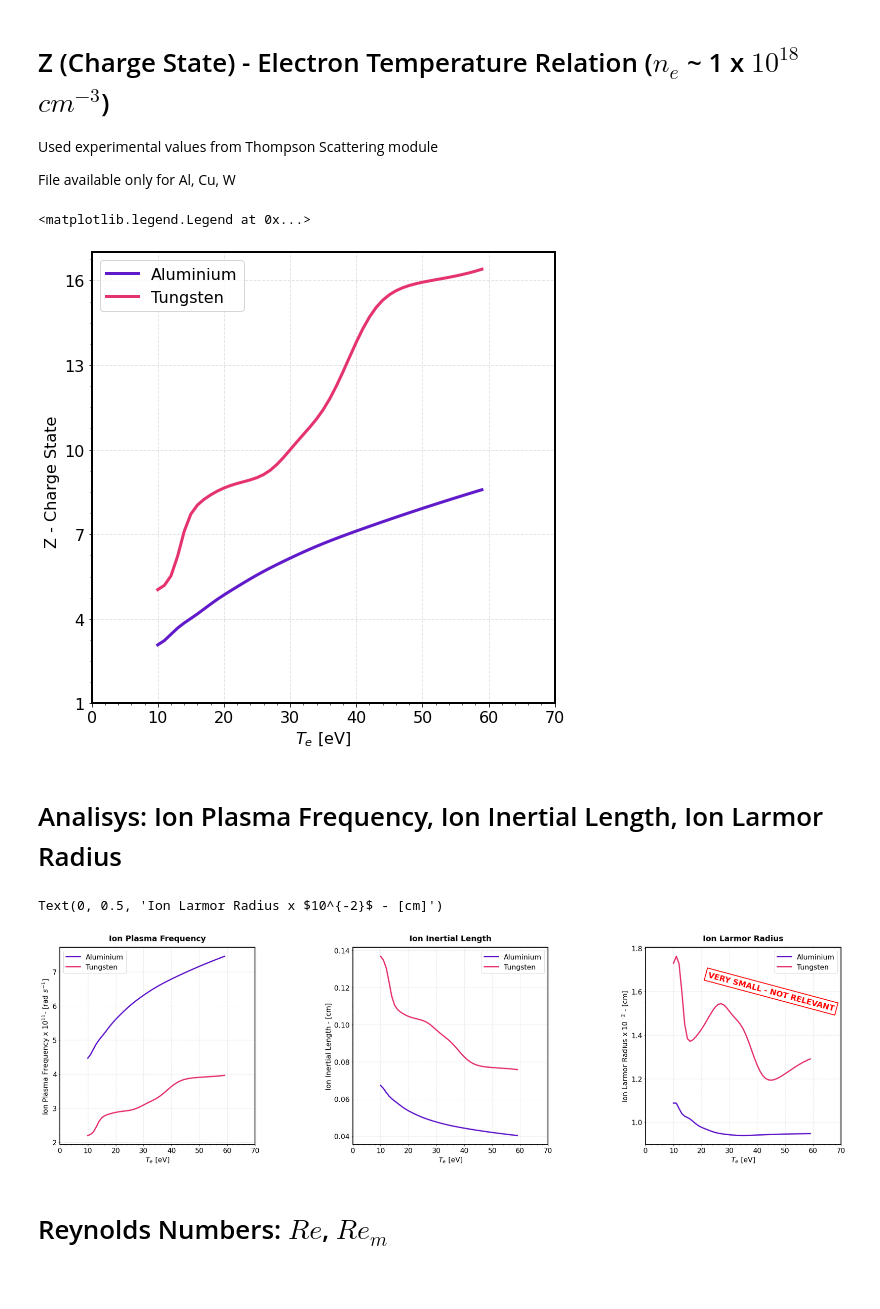
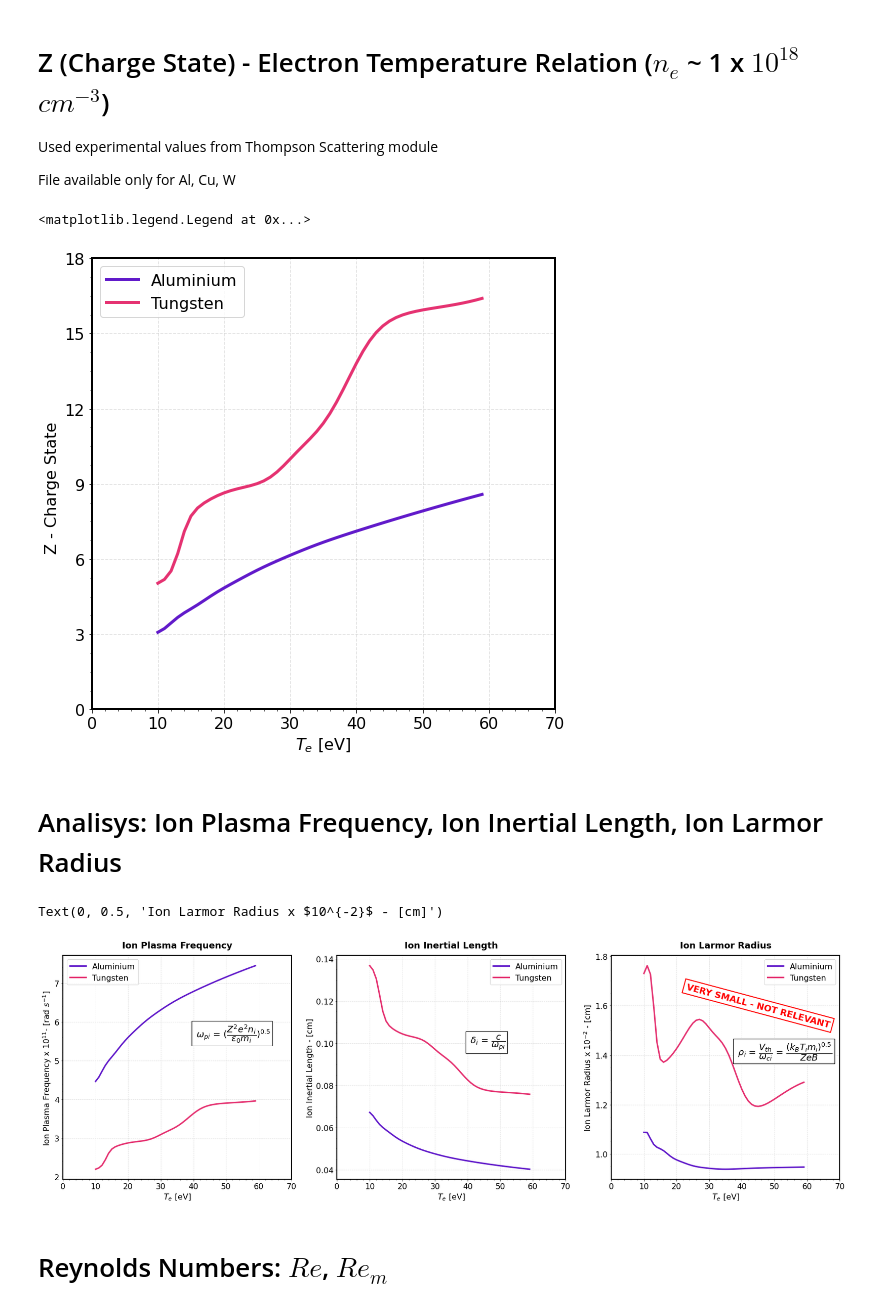
Before and after one commit to stemerlini/MagnetoRT, a Jupyter notebook: MagnetoRT.ipynb, the cells around one changed output. Saved outputs shown, nothing was run; the diff lists cells and outputs as text; code cells hidden in the pictures; blank space fills up the shorter version.

Commit message:
added formulas to the plots

```diff
--- a/MagnetoRT.ipynb
+++ b/MagnetoRT.ipynb
@@ -319,8 +319,8 @@ File available only for Al, Cu, W
 # -------------------------------------------------------------------------------------
 Te      =    np.arange(10,60)       # electron temperature eV
 
-al_flow = {'A':27, 'ne': 1e18,   'Te': Te , 'Ti': Te, 'V':1e7,  'L':0.2, 'Atw': 1, 'Zsrc': 'exp', 'B': 5}
-w_flow  = {'A':183,'ne': 1e18,   'Te': Te , 'Ti': Te, 'V':1e7,  'L':0.2, 'Atw': 1, 'Zsrc': 'exp', 'B': 5}
+al_flow = {'A':27, 'ne': 1e18,   'Te': Te , 'Ti': Te, 'V':5e6,  'L':0.2, 'Atw': 1, 'Zsrc': 'exp', 'B': 5}
+w_flow  = {'A':183,'ne': 1e18,   'Te': Te , 'Ti': Te, 'V':5e6,  'L':0.2, 'Atw': 1, 'Zsrc': 'exp', 'B': 5}
 
 al  =   plasma(**al_flow)
 w   =   plasma(**w_flow)
@@ -338,10 +338,10 @@ ax0.plot(Te, al.Z, lw = '3', color = '#611ACA',label='Aluminium')
 ax0.plot(Te, w.Z,  lw = '3', color = '#E53271',label='Tungsten')
 
 
-ax0.set_ylim([1,17])
+ax0.set_ylim([0,18])
 ax0.set_xlim([0,70])
 ax0.set_xticks(np.arange(0,71,10))
-ax0.set_yticks(np.arange(1,17,3))
+ax0.set_yticks(np.arange(0,18.1,3))
 
 # Plot Properties
 ax0.tick_params(labelsize=16)
@@ -351,16 +351,18 @@ ax0.set_xlabel(r'$T_e$ [eV]', fontsize=16)
 ax0.set_ylabel(r'Z - Charge State ', fontsize=16)
 ax0.minorticks_on()
 ax0.legend(loc = 'best', fontsize = 16)
+
+# plt.savefig('ChargeStateExperimentalValues.png', dpi=330)
 # %% [output]
 <matplotlib.legend.Legend at 0x...>
-[figure, old version]
+[figure, new version]
 # %% [markdown]
 # Analisys: Ion Plasma Frequency, Ion Inertial Length, Ion Larmor Radius
 # %%
 # PRETTY PLOT
 # --------------------------------------------------------------------------------------
-fig = plt.figure(figsize=(32,8.3))
-gs  = fig.add_gridspec(ncols=3, nrows=1,hspace=0,wspace=0.5)
+fig = plt.figure(figsize=(28,8.3))
+gs  = fig.add_gridspec(ncols=3, nrows=1,hspace=0,wspace=0.2)
 ax  = gs.subplots()
 
 for axis in ['top','bottom','left','right']:
@@ -372,34 +374,47 @@ ax[0].plot(Te, al.om_pi   * 1e-11, lw = '3', color = '#611ACA',label='Aluminium'
 ax[1].plot(Te, al.delta_i,   lw = '3', color = '#611ACA',label='Aluminium')
 ax[2].plot(Te, al.rho_i*1e2,   lw = '3', color = '#611ACA',label='Aluminium')
 
 ax[0].plot(Te, w.om_pi    * 1e-11, lw = '3', color = '#E53271',label='Tungsten')
 ax[1].plot(Te, w.delta_i,   lw = '3', color = '#E53271',label='Tungsten')
 ax[2].plot(Te, w.rho_i*1e2,   lw = '3', color = '#E53271',label='Tungsten')
 
 
 ax[0].set_title('Ion Plasma Frequency', fontsize = 18,  weight = 'bold', pad = "15")
 ax[1].set_title('Ion Inertial Length', fontsize = 18,  weight = 'bold', pad = "15")
 ax[2].set_title('Ion Larmor Radius', fontsize = 18,  weight = 'bold', pad = "15")
 
 for axis in ax:
     axis.set_xlim([0,70])
     axis.set_xticks(np.arange(0,71,10))
     axis.tick_params(labelsize=16)
     axis.grid(True, linestyle='--', alpha = 0.4)
     axis.set_xlabel(r'$T_e$ [eV]', fontsize=16)
     axis.minorticks_on()
     axis.legend(loc = 'best', fontsize = 16)
 
+
+ionplasmafreq_eq    =    r' $\omega_{pi}$ = $(\dfrac{Z^2 e^2 n_i}{\epsilon_0 m_i})^{0.5}$'
+ax[0].text(40, 5.6, ionplasmafreq_eq, fontsize = 18, color='black', bbox=dict(facecolor='white', edgecolor='black'))
+
+ioninertialleg_eq   =    r' $\delta_{i}$ = $\dfrac{c}{\omega_{pi}}$'
+ax[1].text(40, 0.10, ioninertialleg_eq, fontsize = 18, color='black', bbox=dict(facecolor='white', edgecolor='black'))
+
+ionlarmorrad_eq   =    r' $\rho_{i}$ = $\dfrac{V_{th}}{\omega_{ci}}$ = $\dfrac{(k_B T_i m_i)^{0.5}}{ZeB}$'
+ax[2].text(38, 1.4, ionlarmorrad_eq, fontsize = 18, color='black', bbox=dict(facecolor='white', edgecolor='black'))
+
 t = ax[2].text(
     45, 1.6, "VERY SMALL - NOT RELEVANT", color = "red", weight="bold", ha="center", va="center", rotation=-15, size=18,
     bbox=dict(boxstyle="Square,pad=0.3", fc="white", ec="red", lw=2))
 
+
 ax[0].set_ylabel(r'Ion Plasma Frequency x $10^{11}$- [rad $s^{-1}$] ', fontsize=16)
 ax[1].set_ylabel(r'Ion Inertial Length - [cm]', fontsize=16)
 ax[2].set_ylabel(r'Ion Larmor Radius x $10^{-2}$ - [cm]', fontsize=16)
+
+# plt.savefig('IonInertialLength.png', dpi=330)
 # %% [output]
 Text(0, 0.5, 'Ion Larmor Radius x $10^{-2}$ - [cm]')
-[figure, old version]
+[figure, new version]
 # %% [markdown]
 # Reynolds Numbers: $Re$, $Re_m$
 # %%
```
Also changed, not shown: parts of 2 cells of this notebook, 4 other files.
